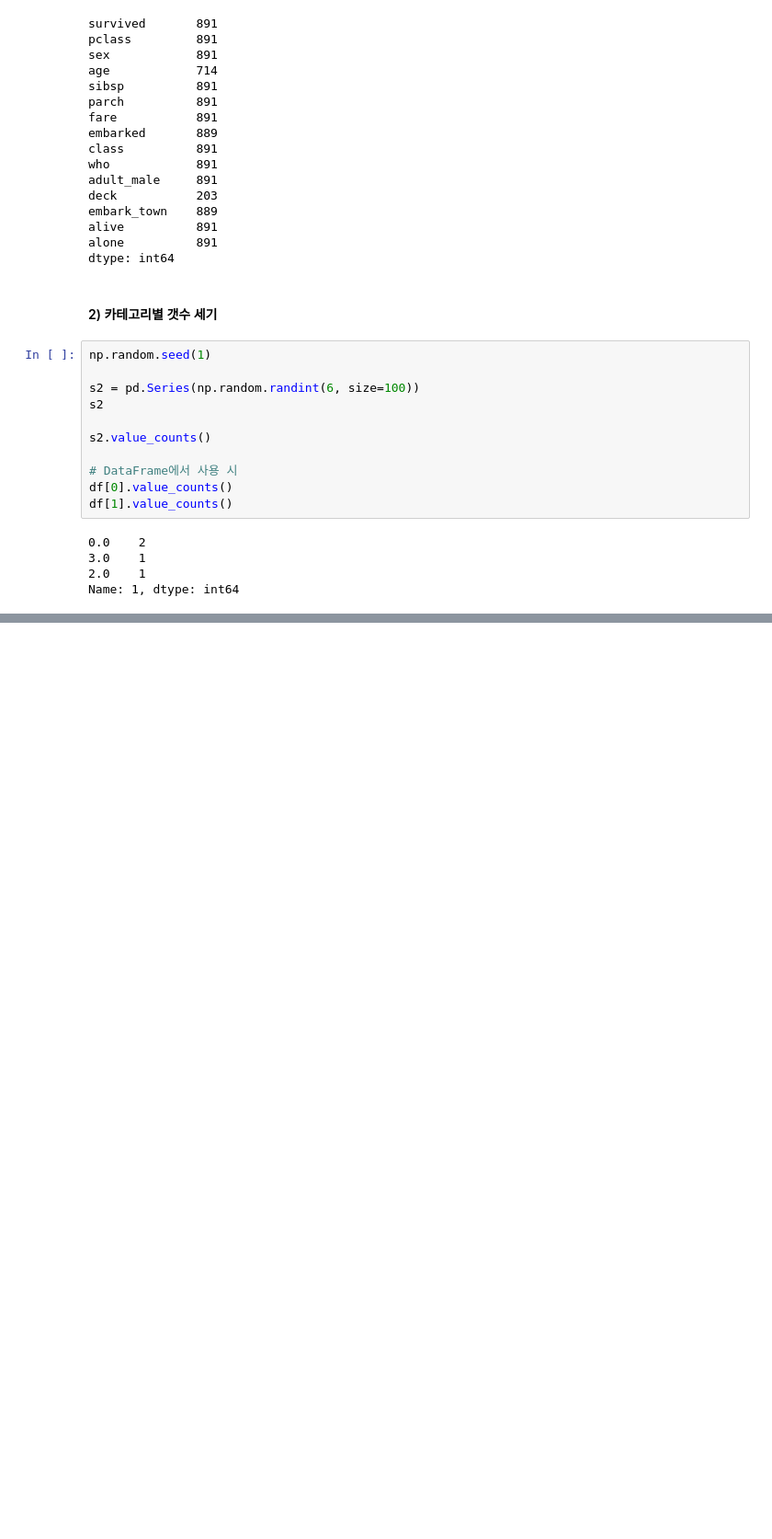
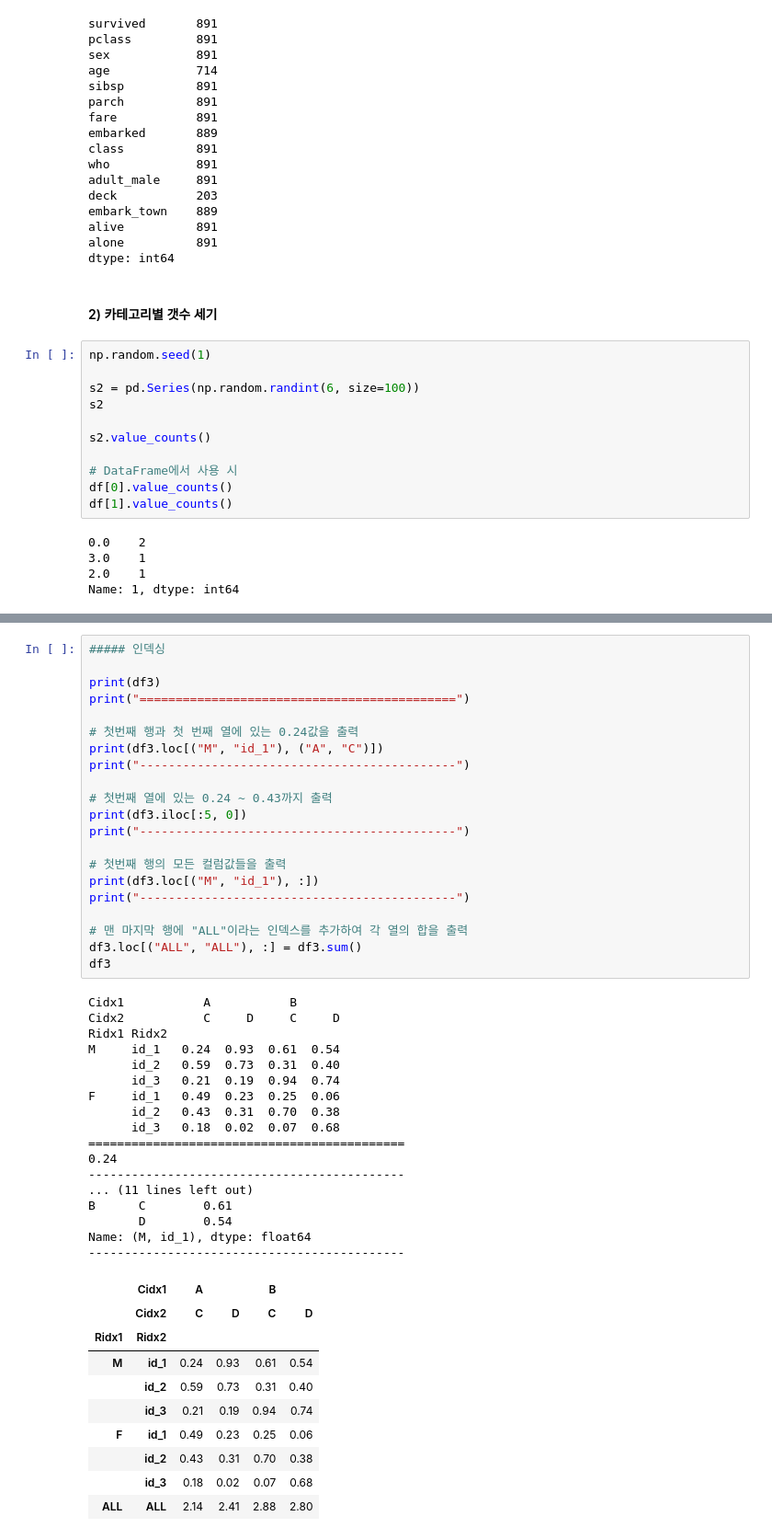
Before and after one commit to not147/PythonBasic, a Jupyter notebook: pythonwork/analysis/2_pandas.ipynb, the cells around one changed output, grey strips where cells are left out. Shown: that part at 92% size. Drawn from its saved outputs; the diff is of its cells as text; blank space fills up the shorter version.

```diff
--- a/pythonwork/analysis/2_pandas.ipynb
+++ b/pythonwork/analysis/2_pandas.ipynb
@@ -892,0 +1339,49 @@ Name: 1, dtype: int64
+# %%
+##### 인덱싱
+
+print(df3)
+print("============================================")
+
+# 첫번째 행과 첫 번째 열에 있는 0.24값을 출력
+print(df3.loc[("M", "id_1"), ("A", "C")])
+print("--------------------------------------------")
+
+# 첫번째 열에 있는 0.24 ~ 0.43까지 출력
+print(df3.iloc[:5, 0])
+print("--------------------------------------------")
+
+# 첫번째 행의 모든 컬럼값들을 출력
+print(df3.loc[("M", "id_1"), :])
+print("--------------------------------------------")
+
+# 맨 마지막 행에 "ALL"이라는 인덱스를 추가하여 각 열의 합을 출력
+df3.loc[("ALL", "ALL"), :] = df3.sum()
+df3
+# %% [output]
+Cidx1           A           B
+Cidx2           C     D     C     D
+Ridx1 Ridx2
+M     id_1   0.24  0.93  0.61  0.54
+      id_2   0.59  0.73  0.31  0.40
+      id_3   0.21  0.19  0.94  0.74
+F     id_1   0.49  0.23  0.25  0.06
+      id_2   0.43  0.31  0.70  0.38
+      id_3   0.18  0.02  0.07  0.68
+============================================
+0.24
+--------------------------------------------
+... (11 lines left out)
+B      C        0.61
+       D        0.54
+Name: (M, id_1), dtype: float64
+--------------------------------------------
+|  | Cidx1 | A |  | B |  |
+|  | Cidx2 | C | D | C | D |
+| Ridx1 | Ridx2 |  |  |  |  |
+| M | id_1 | 0.24 | 0.93 | 0.61 | 0.54 |
+|  | id_2 | 0.59 | 0.73 | 0.31 | 0.40 |
+|  | id_3 | 0.21 | 0.19 | 0.94 | 0.74 |
+| F | id_1 | 0.49 | 0.23 | 0.25 | 0.06 |
+|  | id_2 | 0.43 | 0.31 | 0.70 | 0.38 |
+|  | id_3 | 0.18 | 0.02 | 0.07 | 0.68 |
+| ALL | ALL | 2.14 | 2.41 | 2.88 | 2.80 |
```
Also changed, not shown: parts of 46 cells of this notebook.
